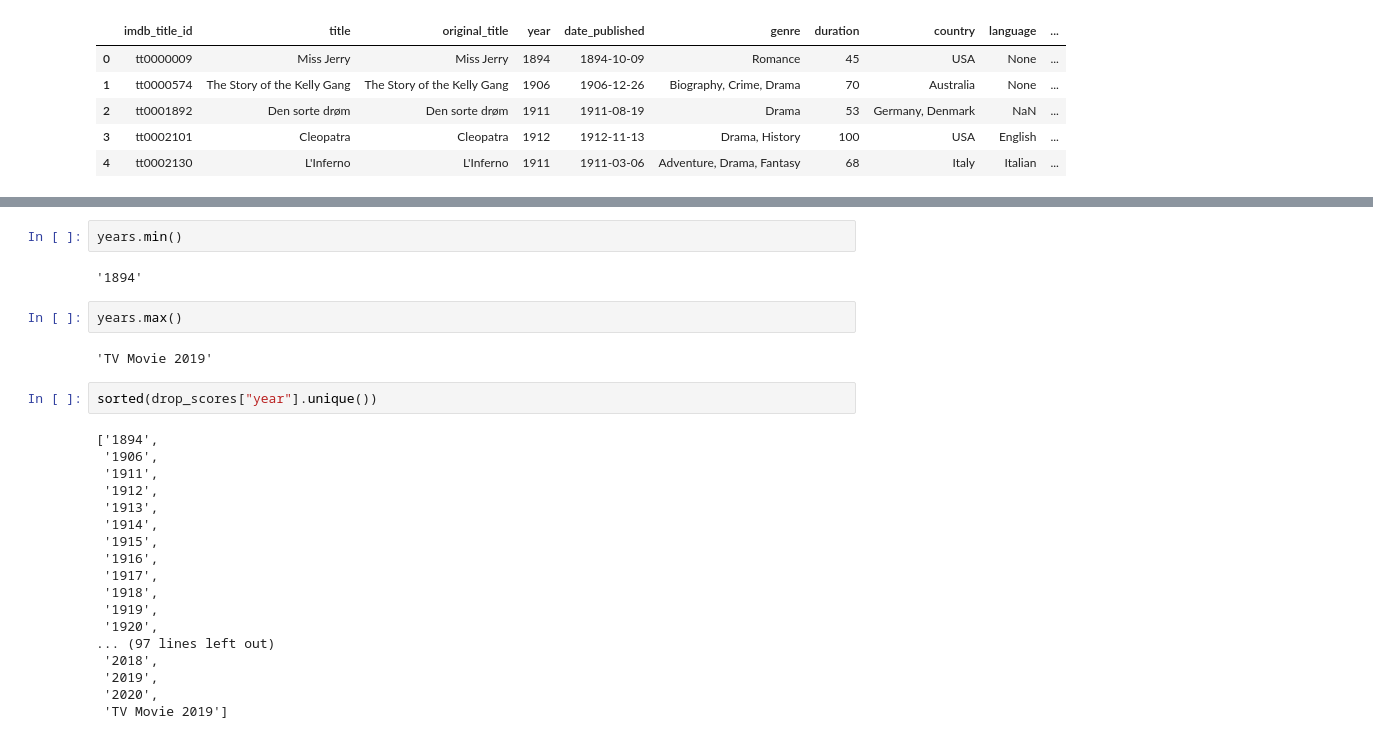
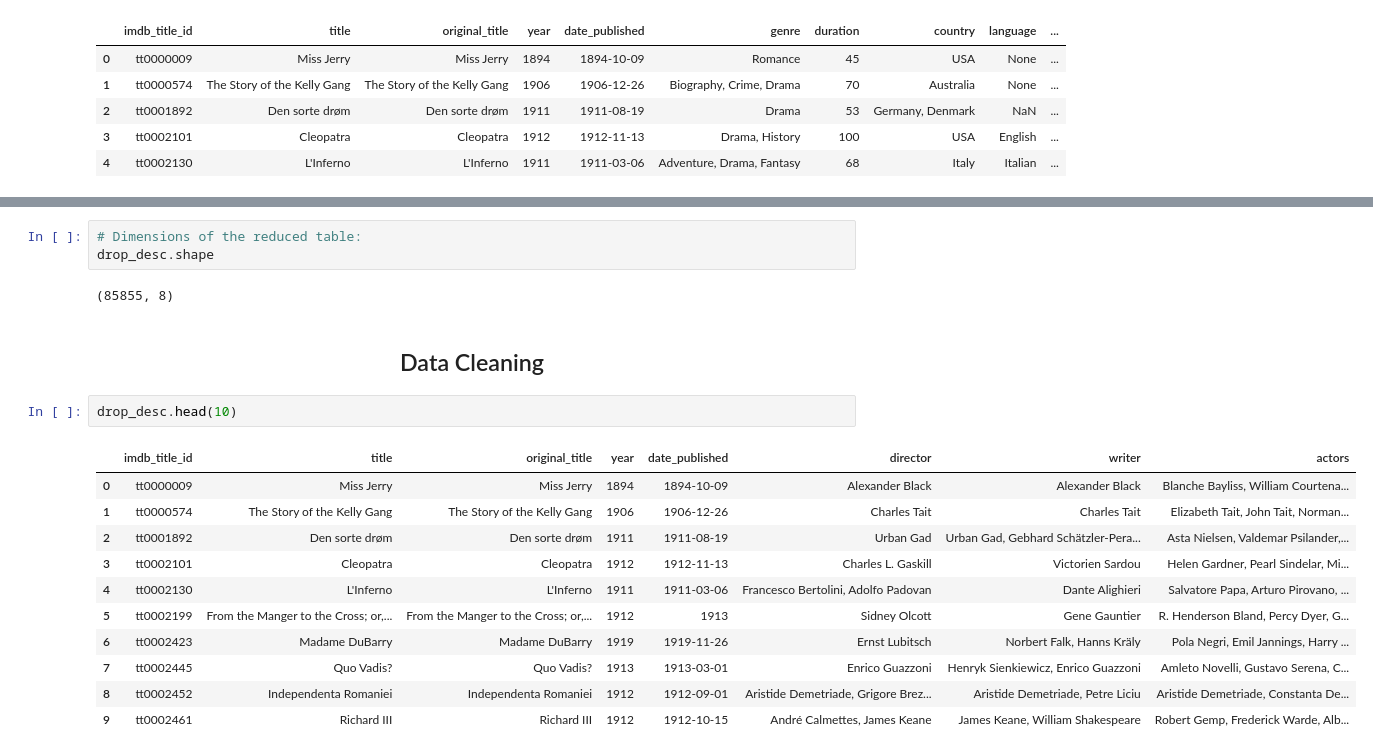
Before and after one commit to jsteinberg4/BaconDistance, a Jupyter notebook: Notebooks/IMDb_Movies.ipynb, the cells around one changed output, grey strips where cells are left out. Drawn from its saved outputs; the diff is of its cells as text.

Commit message:
Started cleaning movie data

```diff
--- a/Notebooks/IMDb_Movies.ipynb
+++ b/Notebooks/IMDb_Movies.ipynb
@@ -77,28 +83,21 @@ years = drop_scores["year"].unique()
-# %%
-years.min()
-# %% [output]
-'1894'
-# %%
-years.max()
-# %% [output]
-'TV Movie 2019'
-# %%
-sorted(drop_scores["year"].unique())
-# %% [output]
-['1894',
- '1906',
- '1911',
- '1912',
- '1913',
- '1914',
- '1915',
- '1916',
- '1917',
- '1918',
- '1919',
- '1920',
-... (97 lines left out)
- '2018',
- '2019',
- '2020',
- 'TV Movie 2019']
+# %%
+# Dimensions of the reduced table:
+drop_desc.shape
+# %% [output]
+(85855, 8)
+# %% [markdown]
+<h2><center>Data Cleaning</center></h2>
+# %%
+drop_desc.head(10)
+# %% [output]
+|  | imdb_title_id | title | original_title | year | date_published | director | writer | actors |
+| 0 | tt0000009 | Miss Jerry | Miss Jerry | 1894 | 1894-10-09 | Alexander Black | Alexander Black | Blanche Bayliss, William Courtena... |
+| 1 | tt0000574 | The Story of the Kelly Gang | The Story of the Kelly Gang | 1906 | 1906-12-26 | Charles Tait | Charles Tait | Elizabeth Tait, John Tait, Norman... |
+| 2 | tt0001892 | Den sorte drøm | Den sorte drøm | 1911 | 1911-08-19 | Urban Gad | Urban Gad, Gebhard Schätzler-Pera... | Asta Nielsen, Valdemar Psilander,... |
+| 3 | tt0002101 | Cleopatra | Cleopatra | 1912 | 1912-11-13 | Charles L. Gaskill | Victorien Sardou | Helen Gardner, Pearl Sindelar, Mi... |
+| 4 | tt0002130 | L'Inferno | L'Inferno | 1911 | 1911-03-06 | Francesco Bertolini, Adolfo Padovan | Dante Alighieri | Salvatore Papa, Arturo Pirovano, ... |
+| 5 | tt0002199 | From the Manger to the Cross; or,... | From the Manger to the Cross; or,... | 1912 | 1913 | Sidney Olcott | Gene Gauntier | R. Henderson Bland, Percy Dyer, G... |
+| 6 | tt0002423 | Madame DuBarry | Madame DuBarry | 1919 | 1919-11-26 | Ernst Lubitsch | Norbert Falk, Hanns Kräly | Pola Negri, Emil Jannings, Harry ... |
+| 7 | tt0002445 | Quo Vadis? | Quo Vadis? | 1913 | 1913-03-01 | Enrico Guazzoni | Henryk Sienkiewicz, Enrico Guazzoni | Amleto Novelli, Gustavo Serena, C... |
+| 8 | tt0002452 | Independenta Romaniei | Independenta Romaniei | 1912 | 1912-09-01 | Aristide Demetriade, Grigore Brez... | Aristide Demetriade, Petre Liciu | Aristide Demetriade, Constanta De... |
+| 9 | tt0002461 | Richard III | Richard III | 1912 | 1912-10-15 | André Calmettes, James Keane | James Keane, William Shakespeare | Robert Gemp, Frederick Warde, Alb... |
```
Also changed, not shown: parts of 15 cells of this notebook.
